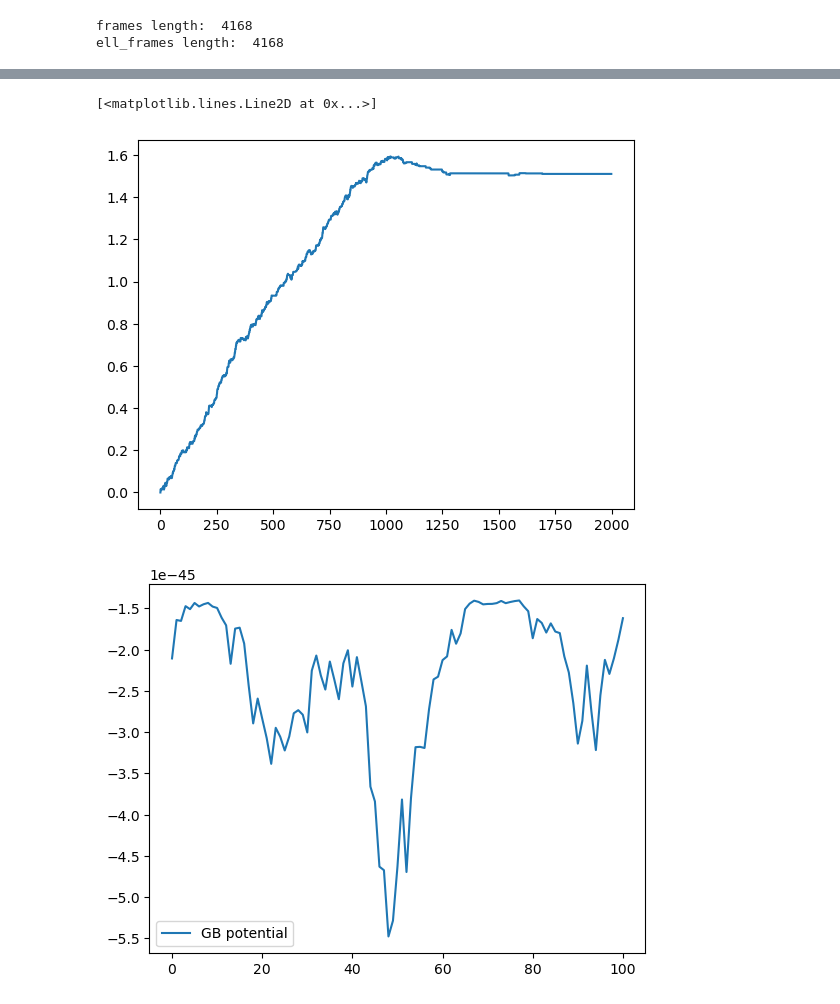
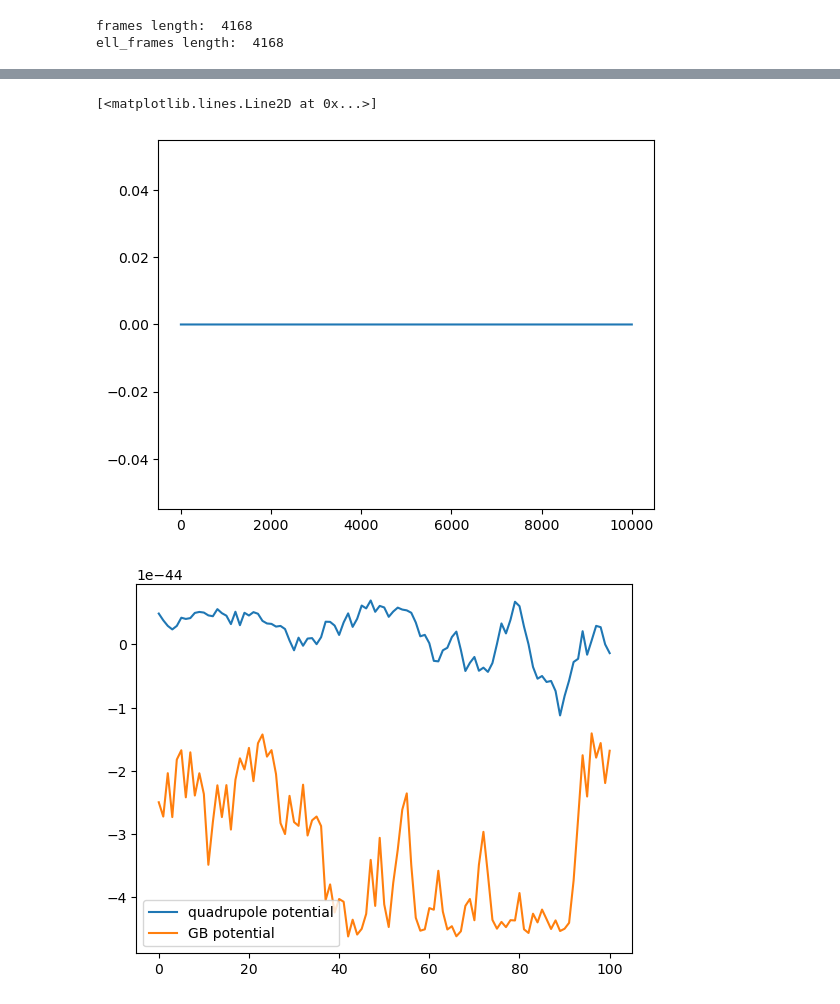
Before and after one commit to ortengren/as_mc, a Jupyter notebook: testing.ipynb, the cells around one changed output, grey strips where cells are left out. Drawn from its saved outputs; the diff is of its cells as text; code cells hidden in the pictures.

```diff
--- a/testing.ipynb
+++ b/testing.ipynb
@@ -20,9 +20,10 @@ frames length:  4168
 ell_frames length:  4168
 # %%
 def run_simulation(length, simulation_id=None, init_frame_idx=0):
-    metro = MetropolisCalculator(ell_frames[init_frame_idx], energy_func="Walsh", pos_delt = 0, or_delt=0.01)
+    metro = MetropolisCalculator(ell_frames[init_frame_idx], energy_func="Walsh", pos_delt = 0.5, or_delt=0.2)
     metro.calculate_trajectory(length)
     return metro
 
-metro = run_simulation(2000, init_frame_idx=5)
+metro = run_simulation(10000, init_frame_idx=5)
+ase.io.write("simulations/testing/check_fix.xyz", metro.frames)
 # %% [output]
@@ -84,7 +102,7 @@ for frame in metro.frames[1:]:
 plt.plot(orientation_changes)
 # %% [output]
 [<matplotlib.lines.Line2D at 0x...>]
-[figure, old version]
+[figure, new version]
 # %%
 orientation_updates = [ell_frames[0]]
 length = 100
@@ -98,12 +116,12 @@ ase.io.write("simulations/testing/orientation_updates.xyz", orientation_updates)
 # %%
 quadrupole_energies = [quadrupole_potential(frame) for frame in orientation_updates]
 gb_energies = [gay_berne_walsh(frame) for frame in orientation_updates]
-#plt.plot(quadrupole_energies, label="quadrupole potential")
+plt.plot(quadrupole_energies, label="quadrupole potential")
 plt.plot(gb_energies, label="GB potential")
 plt.legend()
 plt.show()
 # %% [output]
-[figure, old version]
+[figure, new version]
 # %%
 orientation_updates = ase.io.read("simulations/testing/orientation_updates.xyz", ":")
 for i, frame in enumerate(orientation_updates):
```
Also changed, not shown: parts of 3 cells of this notebook, 3 other files.
